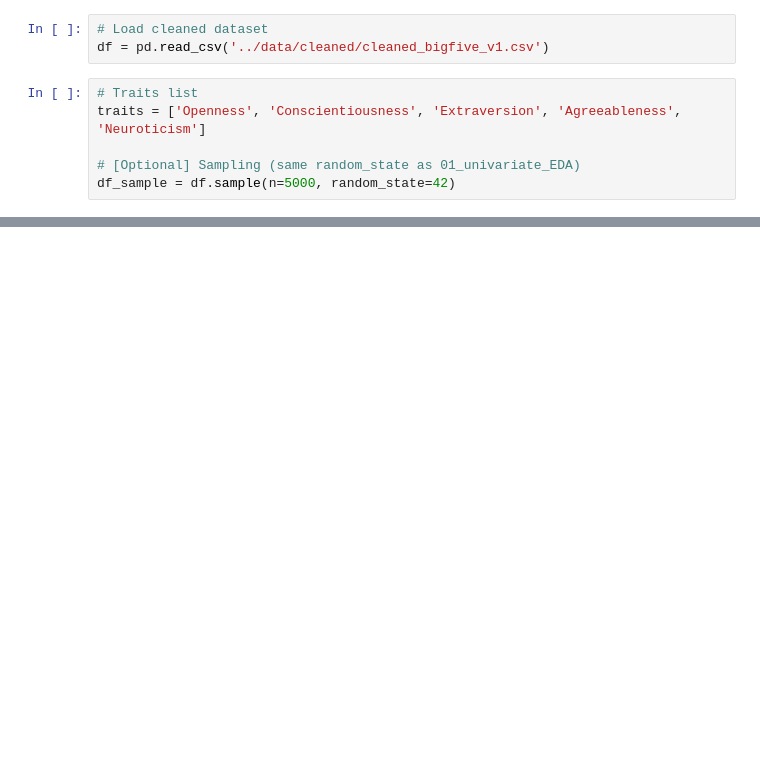
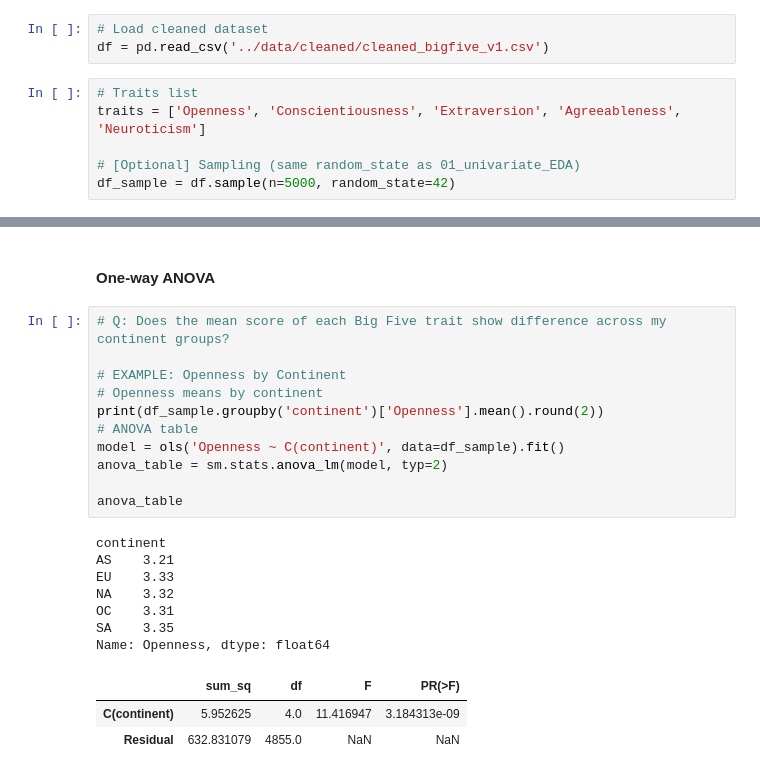
Before and after one commit to h364lee/bigfive_data_explore, a Jupyter notebook: notebooks/02_group_comparison.ipynb, the cells around one changed output, grey strips where cells are left out. Cells and saved outputs as stored; diff of their text form; blank space fills up the shorter version.

```diff
--- a/notebooks/02_group_comparison.ipynb
+++ b/notebooks/02_group_comparison.ipynb
@@ -67,0 +216,24 @@ df_sample = df.sample(n=5000, random_state=42)
+# %% [markdown]
+#### One-way ANOVA
+# %%
+# Q: Does the mean score of each Big Five trait show difference across my continent groups?
+
+# EXAMPLE: Openness by Continent
+# Openness means by continent
+print(df_sample.groupby('continent')['Openness'].mean().round(2))
+# ANOVA table
+model = ols('Openness ~ C(continent)', data=df_sample).fit()
+anova_table = sm.stats.anova_lm(model, typ=2)
+
+anova_table
+# %% [output]
+continent
+AS    3.21
+EU    3.33
+NA    3.32
+OC    3.31
+SA    3.35
+Name: Openness, dtype: float64
+|  | sum_sq | df | F | PR(>F) |
+| C(continent) | 5.952625 | 4.0 | 11.416947 | 3.184313e-09 |
+| Residual | 632.831079 | 4855.0 | NaN | NaN |
```
Also changed, not shown: parts of 30 cells of this notebook, 3 other files.
